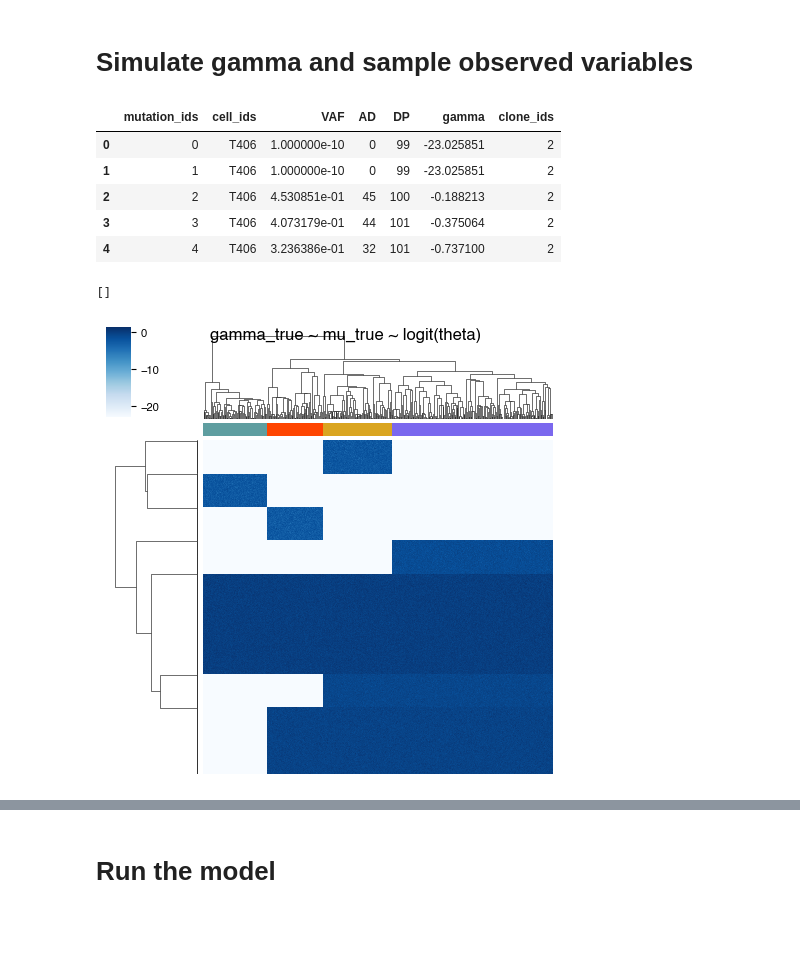
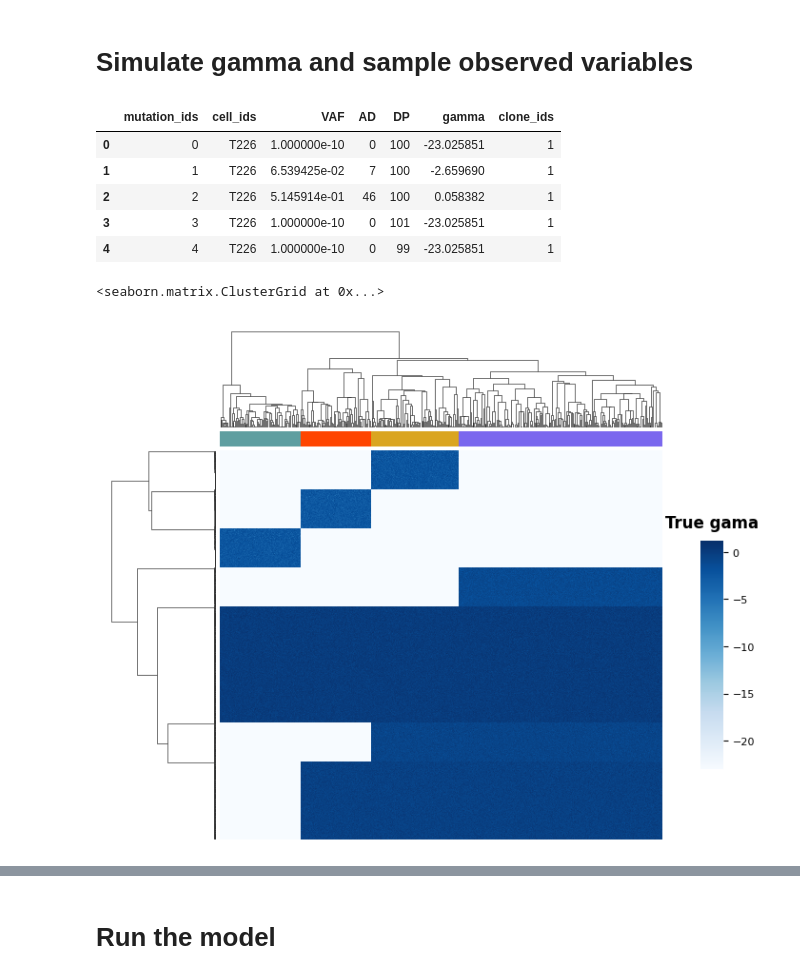
Before and after one commit to elena-buscaroli/snv_caller, a Jupyter notebook: binomial_lik/simulation.ipynb, the cells around one changed output, grey strips where cells are left out. Cells and saved outputs as stored; diff of their text form; code cells hidden in the pictures; blank space fills up the shorter version.

```diff
--- a/binomial_lik/simulation.ipynb
+++ b/binomial_lik/simulation.ipynb
@@ -50,30 +54,9 @@ clone_ids = list(assignments.values())
 # pd.DataFrame({"cell_id": cell_ids, "clone_id": clone_ids}).to_csv("~/Dropbox/work/00_THESIS/figures/cellsnp/cell_groups.csv", index=False)
 # %%
 %matplotlib inline
-unique_groups = set(clone_ids)
 color_list = ["#5F9EA0","#FF4500","#DAA520","#7B68EE"]
-color_map = {group: color_list[i % len(color_list)] for i, group in enumerate(unique_groups)}
+color_map = {group: color_list[i % len(color_list)] for i, group in enumerate(set(clone_ids))}
 label_colors = [color_map[group] for group in clone_ids]
-symbol_labels = ['●'] * len(cell_ids)
 
-plt.figure(figsize=(10, 6))
-dendro = dendrogram(linkage_matrix, color_threshold=0, above_threshold_color="grey", labels=symbol_labels, leaf_font_size=10)
-leaf_order = dendro["leaves"]
-groupings_ordered = np.array(clone_ids)[leaf_order]
-
-ax = plt.gca()
-xlbls = ax.get_xmajorticklabels()
-for lbl, group in zip(xlbls, groupings_ordered):
-    lbl.set_color(color_map[group])
-
-legend_elements = [Patch(facecolor=color_map[g], label=f'Clone {g}') for g in unique_groups]
-
-plt.legend(handles=legend_elements, loc='upper right', bbox_to_anchor=(1.2, 1))
-plt.title('Dendrogram with group-colored labels', loc="left")
-plt.ylabel('Distance')
-plt.xlabel('Cells')
-plt.grid(visible=False)
-plt.tight_layout()
-plt.savefig(save_path+"dendogram.pdf", dpi=600)
-plt.show()
+plot_dendogram(linkage_matrix, cell_ids, clone_ids, color_map)
 # %% [output]
@@ -234,26 +194,29 @@ def array_to_df(array, value_name):
 # %%
-data_true = pd.concat([array_to_df(theta_true, "VAF"), \
-                       array_to_df(AD_true, "AD")["AD"], \
-                       array_to_df(DP_true, "DP")["DP"], \
-                       array_to_df(gamma_true, "gamma")["gamma"]], \
+data_true = pd.concat([array_to_df(theta_true, "VAF", cell_ids), \
+                       array_to_df(AD_true, "AD", cell_ids)["AD"], \
+                       array_to_df(DP_true, "DP", cell_ids)["DP"], \
+                       array_to_df(gamma_true, "gamma", cell_ids)["gamma"]], \
                        axis=1, join="inner")
 data_true["clone_ids"] = [str(assignments[i]) for i in data_true["cell_ids"]]
 data_true.head()
 # %% [output]
 |  | mutation_ids | cell_ids | VAF | AD | DP | gamma | clone_ids |
-| 0 | 0 | T406 | 1.000000e-10 | 0 | 99 | -23.025851 | 2 |
-| 1 | 1 | T406 | 1.000000e-10 | 0 | 99 | -23.025851 | 2 |
-| 2 | 2 | T406 | 4.530851e-01 | 45 | 100 | -0.188213 | 2 |
-| 3 | 3 | T406 | 4.073179e-01 | 44 | 101 | -0.375064 | 2 |
-| 4 | 4 | T406 | 3.236386e-01 | 32 | 101 | -0.737100 | 2 |
+| 0 | 0 | T226 | 1.000000e-10 | 0 | 100 | -23.025851 | 1 |
+| 1 | 1 | T226 | 6.539425e-02 | 7 | 100 | -2.659690 | 1 |
+| 2 | 2 | T226 | 5.145914e-01 | 46 | 100 | 0.058382 | 1 |
+| 3 | 3 | T226 | 1.000000e-10 | 0 | 101 | -23.025851 | 1 |
+| 4 | 4 | T226 | 1.000000e-10 | 0 | 99 | -23.025851 | 1 |
 # %%
-pl = sns.clustermap(gamma_true, col_colors=[color_map[i] for i in clone_ids], col_linkage=linkage_matrix, row_cluster=True, cmap="Blues", figsize=(5, 5))
-pl.fig.suptitle("gamma_true ~ mu_true ~ logit(theta)")
+# pl = sns.clustermap(gamma_true, col_colors=[color_map[i] for i in clone_ids], col_linkage=linkage_matrix, row_cluster=True, cmap="Blues", figsize=(5, 5))
+# pl.fig.suptitle("gamma_true ~ mu_true ~ logit(theta)")
 
-pl.ax_heatmap.set_xticks([])
-pl.ax_heatmap.set_yticks([])
+# pl.ax_heatmap.set_xticks([])
+# pl.ax_heatmap.set_yticks([])
 # plt.savefig(save_path + "gamma_true.pdf")
+
+plot_heatmap(gamma_true, col_colors=label_colors, linkage_matrix_col=linkage_matrix,
+            legend_title="True gama")
 # %% [output]
-[]
+<seaborn.matrix.ClusterGrid at 0x...>
-[figure, old version]
+[figure, new version]
 # %%
```
Also changed, not shown: parts of 19 cells of this notebook, 12 other files.
